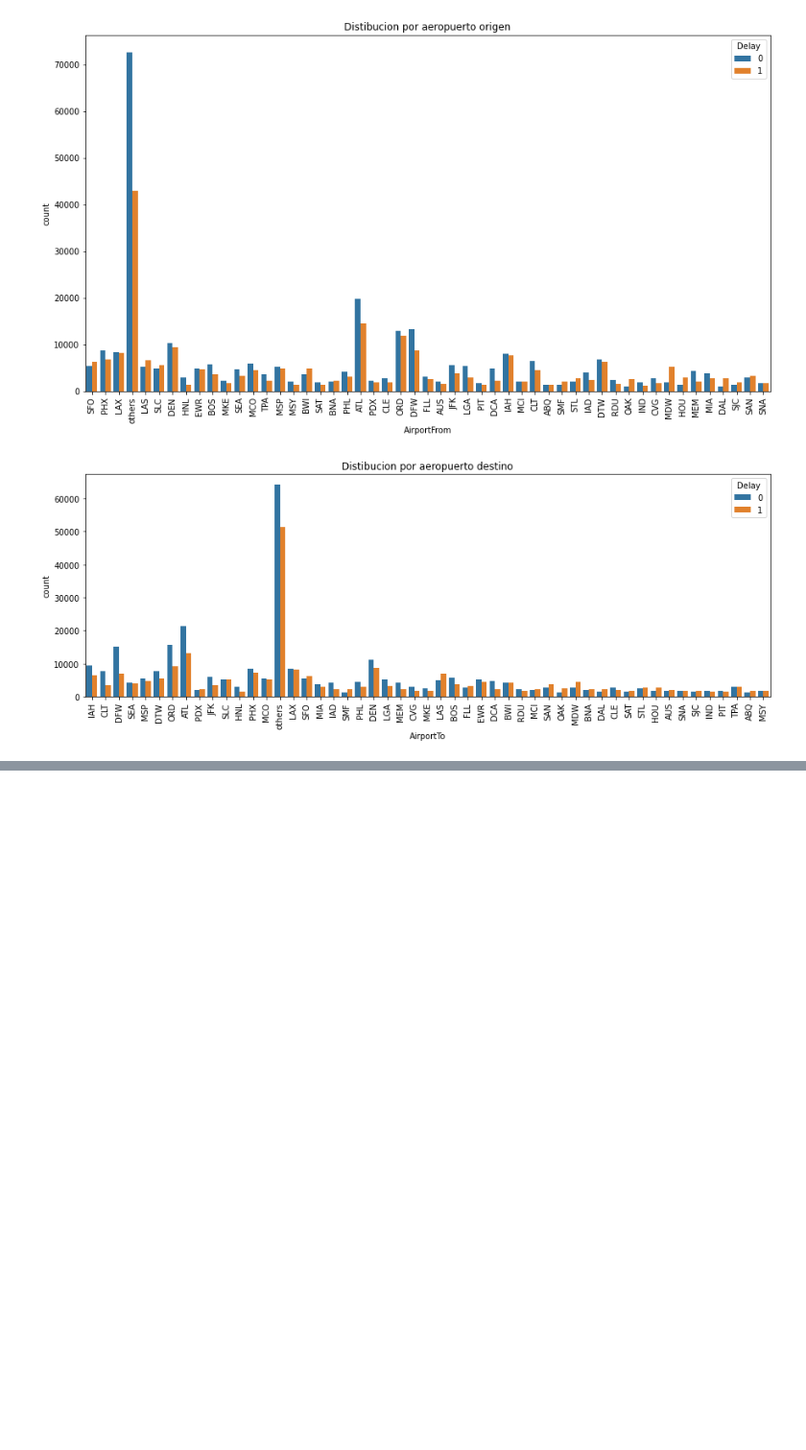
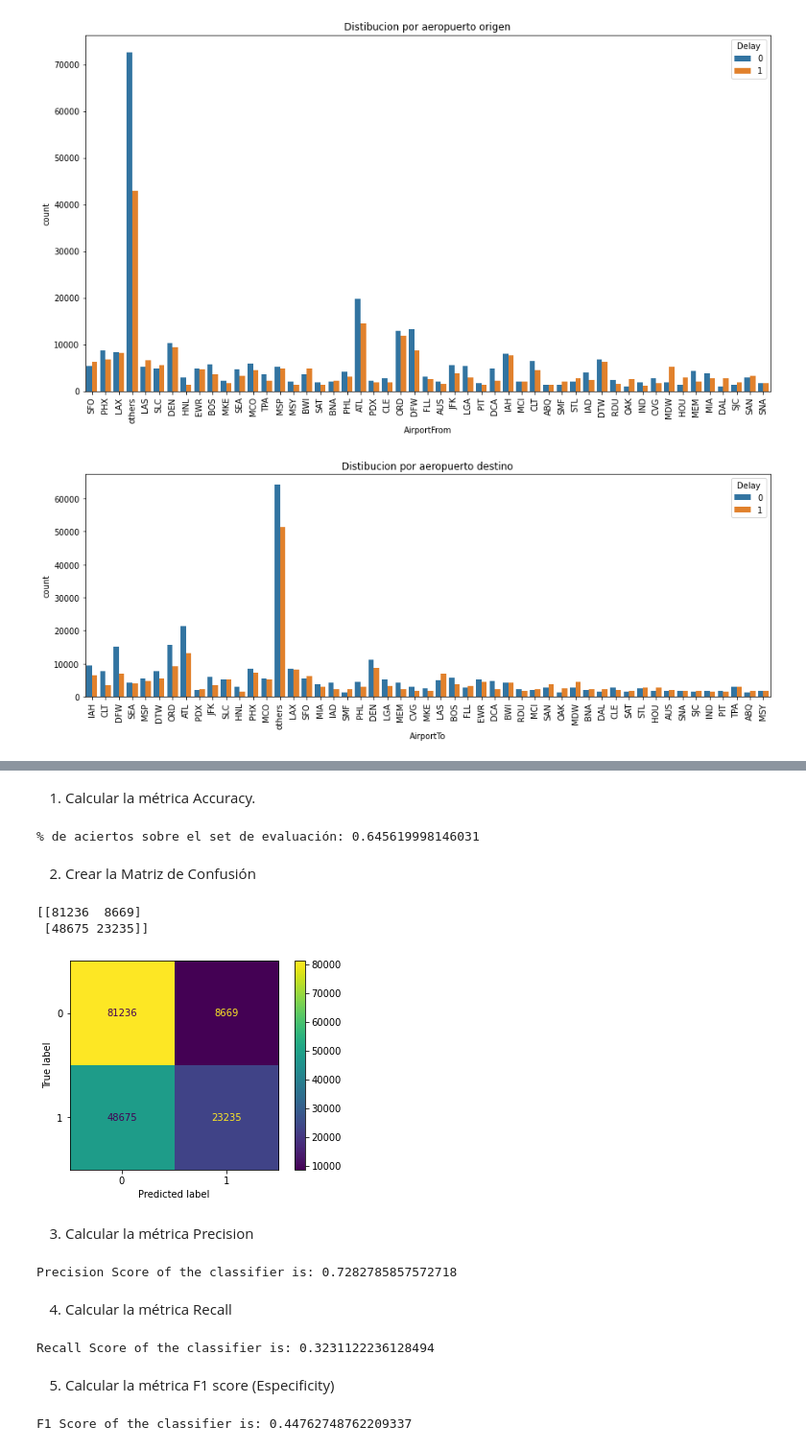
Before and after one commit to nick1287/Airlines, a Jupyter notebook: Airlines+Proyecto_Final.ipynb, the cells around one changed output, grey strips where cells are left out. Shown at 96% size. Cells and saved outputs as stored; diff of their text form; code cells hidden in the pictures; blank space fills up the shorter version.

```diff
--- a/Airlines+Proyecto_Final.ipynb
+++ b/Airlines+Proyecto_Final.ipynb
@@ -289,0 +699,3 @@ plt.show()
+# %%
+y_train_pred = mejor_modelo.predict(X_train) #Predicción en Train
+y_test_pred = mejor_modelo.predict(X_test) #Predicción en Test
@@ -289,0 +726,39 @@ plt.show()
+# %% [markdown]
+1. Calcular la métrica Accuracy.
+# %%
+test_accuracy = accuracy_score(y_test, y_test_pred)
+
+print('% de aciertos sobre el set de evaluación:',test_accuracy)
+# %% [output]
+% de aciertos sobre el set de evaluación: 0.645619998146031
+# %% [markdown]
+2. Crear la Matriz de Confusión
+# %%
+#Matriz de Confusión
+print(confusion_matrix(y_test, y_test_pred))
+
+#Ploteamos la Matriz
+plot_confusion_matrix(mejor_modelo, X_test, y_test)
+plt.show()
+# %% [output]
+[[81236  8669]
+ [48675 23235]]
+[figure, added]
+# %% [markdown]
+3. Calcular la métrica Precision
+# %%
+print(f"Precision Score of the classifier is: {precision_score(y_test, y_test_pred)}")
+# %% [output]
+Precision Score of the classifier is: 0.7282785857572718
+# %% [markdown]
+4. Calcular la métrica Recall
+# %%
+print(f"Recall Score of the classifier is: {recall_score(y_test, y_test_pred)}")
+# %% [output]
+Recall Score of the classifier is: 0.3231122236128494
+# %% [markdown]
+5. Calcular la métrica F1 score (Especificity)
+# %%
+print(f"F1 Score of the classifier is: {f1_score(y_test, y_test_pred)}")
+# %% [output]
+F1 Score of the classifier is: 0.44762748762209337
```
Also changed, not shown: parts of 117 cells of this notebook.
